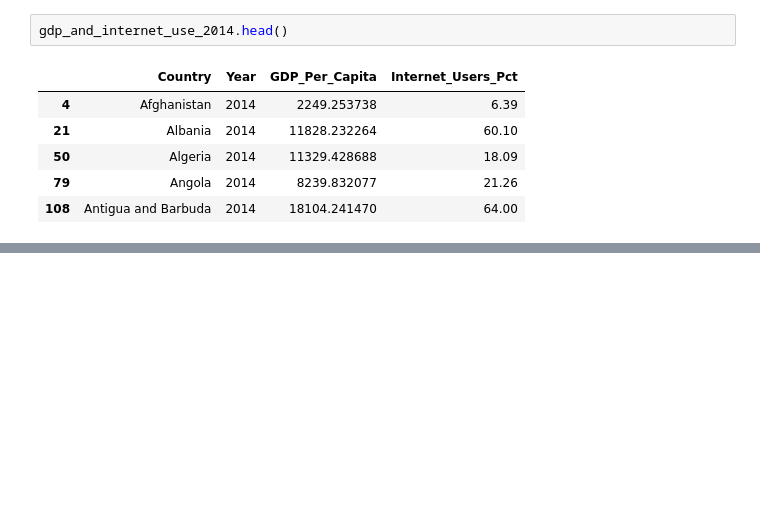
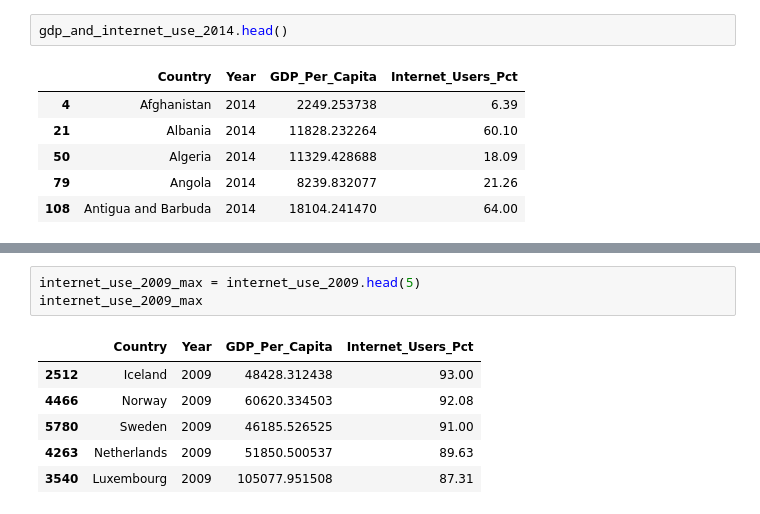
Before and after one commit to Cristian-Vargas9/gdp-and-internet-usage-Cristian-Vargas9, a Jupyter notebook: Project/GDP_Project.ipynb, the cells around one changed output, grey strips where cells are left out. Drawn from its saved outputs; the diff is of its cells as text; blank space fills up the shorter version.

```diff
--- a/Project/GDP_Project.ipynb
+++ b/Project/GDP_Project.ipynb
@@ -151,0 +169,10 @@ dtype: object
+# %%
+internet_use_2009_max = internet_use_2009.head(5)
+internet_use_2009_max
+# %% [output]
+|  | Country | Year | GDP_Per_Capita | Internet_Users_Pct |
+| 2512 | Iceland | 2009 | 48428.312438 | 93.00 |
+| 4466 | Norway | 2009 | 60620.334503 | 92.08 |
+| 5780 | Sweden | 2009 | 46185.526525 | 91.00 |
+| 4263 | Netherlands | 2009 | 51850.500537 | 89.63 |
+| 3540 | Luxembourg | 2009 | 105077.951508 | 87.31 |
```
Also changed, not shown: parts of 12 cells of this notebook.
